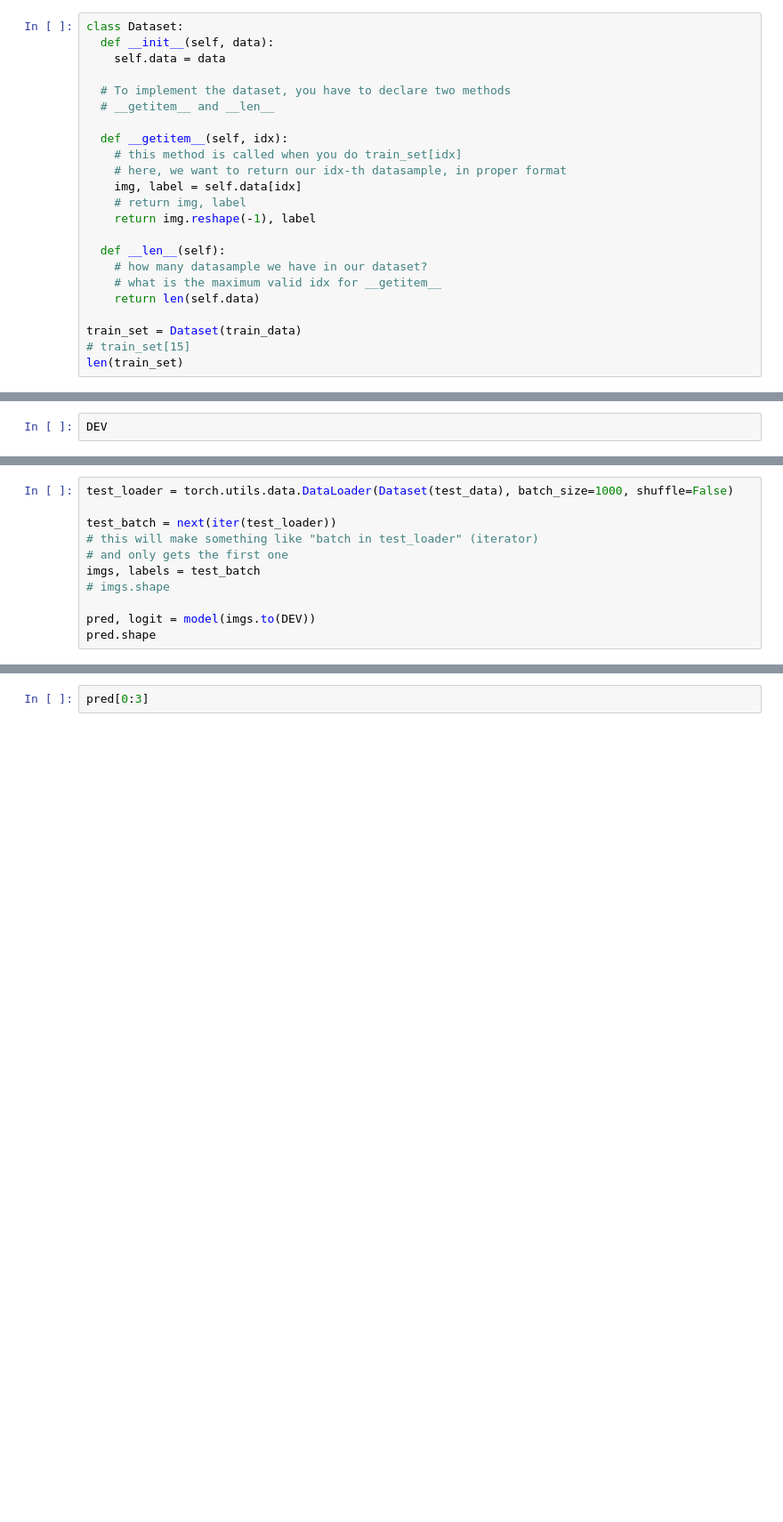
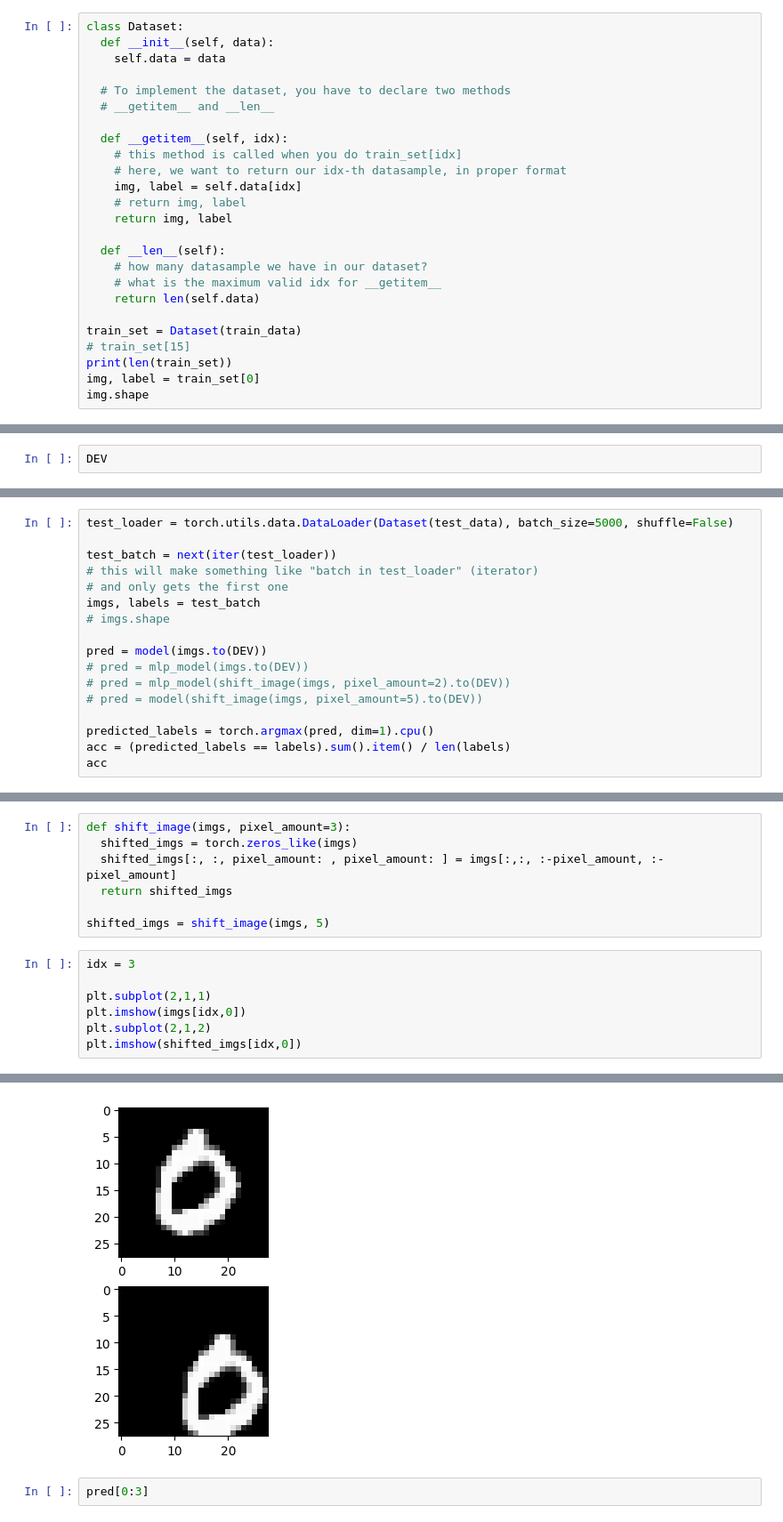
Before and after one commit to jdasam/mas1004, a Jupyter notebook: live_coding/7_cnn.ipynb, the cells around one changed output, grey strips where cells are left out. Shown at 89% size. Drawn from its saved outputs; the diff is of its cells as text; blank space fills up the shorter version.

```diff
--- a/live_coding/7_cnn.ipynb
+++ b/live_coding/7_cnn.ipynb
@@ -123,7 +149,7 @@ class Dataset:
     # here, we want to return our idx-th datasample, in proper format
     img, label = self.data[idx]
     # return img, label
-    return img.reshape(-1), label
+    return img, label
 
   def __len__(self):
     # how many datasample we have in our dataset?
@@ -132,4 +158,6 @@ class Dataset:
 
 train_set = Dataset(train_data)
 # train_set[15]
-len(train_set)
+print(len(train_set))
+img, label = train_set[0]
+img.shape
@@ -287,5 +465,5 @@ plt.plot(losses)
 # %%
-test_loader = torch.utils.data.DataLoader(Dataset(test_data), batch_size=1000, shuffle=False)
+test_loader = torch.utils.data.DataLoader(Dataset(test_data), batch_size=5000, shuffle=False)
 
 test_batch = next(iter(test_loader))
 # this will make something like "batch in test_loader" (iterator)
@@ -293,5 +471,11 @@ test_batch = next(iter(test_loader))
 imgs, labels = test_batch
 # imgs.shape
 
-pred, logit = model(imgs.to(DEV))
-pred.shape
+pred = model(imgs.to(DEV))
+# pred = mlp_model(imgs.to(DEV))
+# pred = mlp_model(shift_image(imgs, pixel_amount=2).to(DEV))
+# pred = model(shift_image(imgs, pixel_amount=5).to(DEV))
+
+predicted_labels = torch.argmax(pred, dim=1).cpu()
+acc = (predicted_labels == labels).sum().item() / len(labels)
+acc
@@ -297,0 +484,15 @@ pred.shape
+# %%
+def shift_image(imgs, pixel_amount=3):
+  shifted_imgs = torch.zeros_like(imgs)
+  shifted_imgs[:, :, pixel_amount: , pixel_amount: ] = imgs[:,:, :-pixel_amount, :-pixel_amount]
+  return shifted_imgs
+
+shifted_imgs = shift_image(imgs, 5)
+# %%
+idx = 3
+
+plt.subplot(2,1,1)
+plt.imshow(imgs[idx,0])
+plt.subplot(2,1,2)
+plt.imshow(shifted_imgs[idx,0])
+# %% [output]
@@ -298,3 +500,4 @@ pred.shape
+[figure, added]
 # %%
 pred[0:3]
 # %%
```
Also changed, not shown: parts of 26 cells of this notebook.
